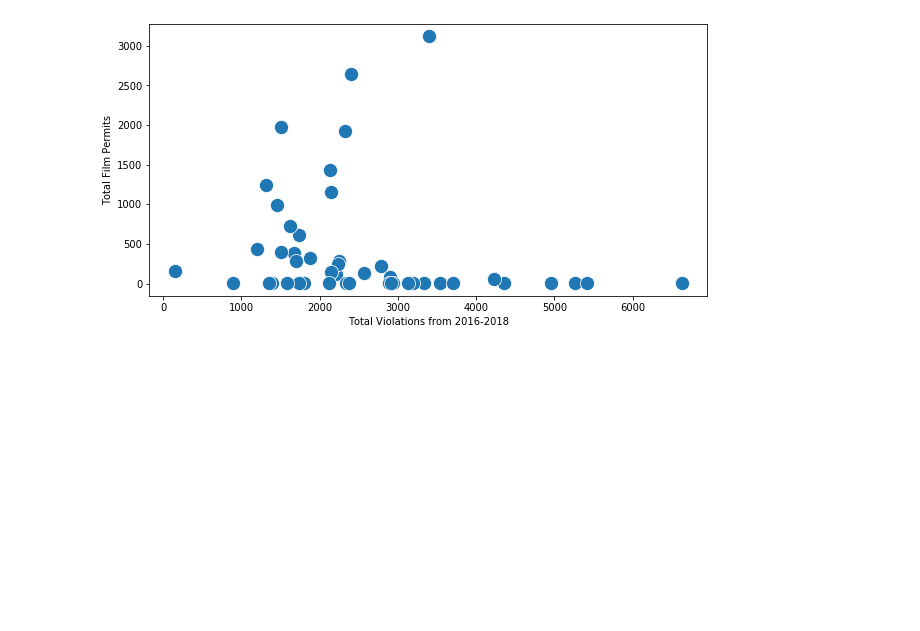
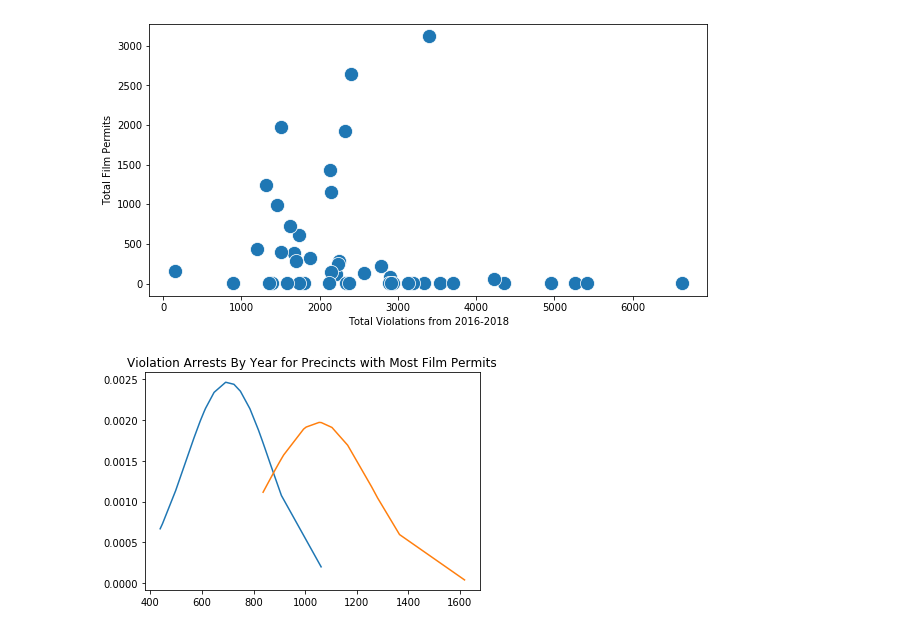
Before and after one commit to triolinho/stats_project, a Jupyter notebook: project_nb.ipynb, the cells around one changed output. Drawn from its saved outputs; the diff is of its cells as text; code cells hidden in the pictures; blank space fills up the shorter version.

```diff
--- a/project_nb.ipynb
+++ b/project_nb.ipynb
@@ -1199,0 +1218,18 @@ plt.show()
+# %%
+#top_violationa = list(map(int, top_violation1))
+std1 = np.std(top_violationa)
+mean1 = np.mean(top_violationa)
+fit1 = stats.norm.pdf(top_violationa, mean1, std1)
+
+#top_violationb = list(map(int, top_violation2))
+std2 = np.std(top_violationb)
+mean2 = np.mean(top_violationb)
+fit2 = stats.norm.pdf(top_violationb, mean2, std2)
+
+plt.title('Violation Arrests By Year for Precincts with Most Film Permits')
+plt.plot(top_violationa,fit1)
+plt.plot(top_violationb,fit2)
+#pl.hist(top_violationa,normed=True)
+plt.show()
+# %% [output]
+[figure, added]
```
Also changed, not shown: parts of 13 cells of this notebook, 5 other files.
